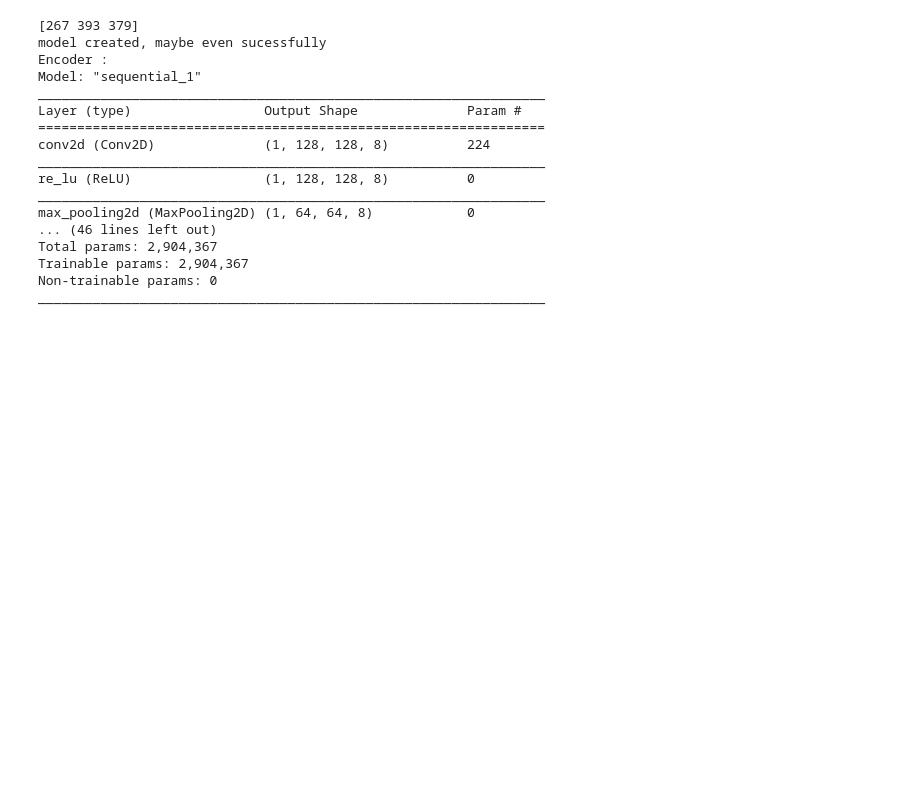
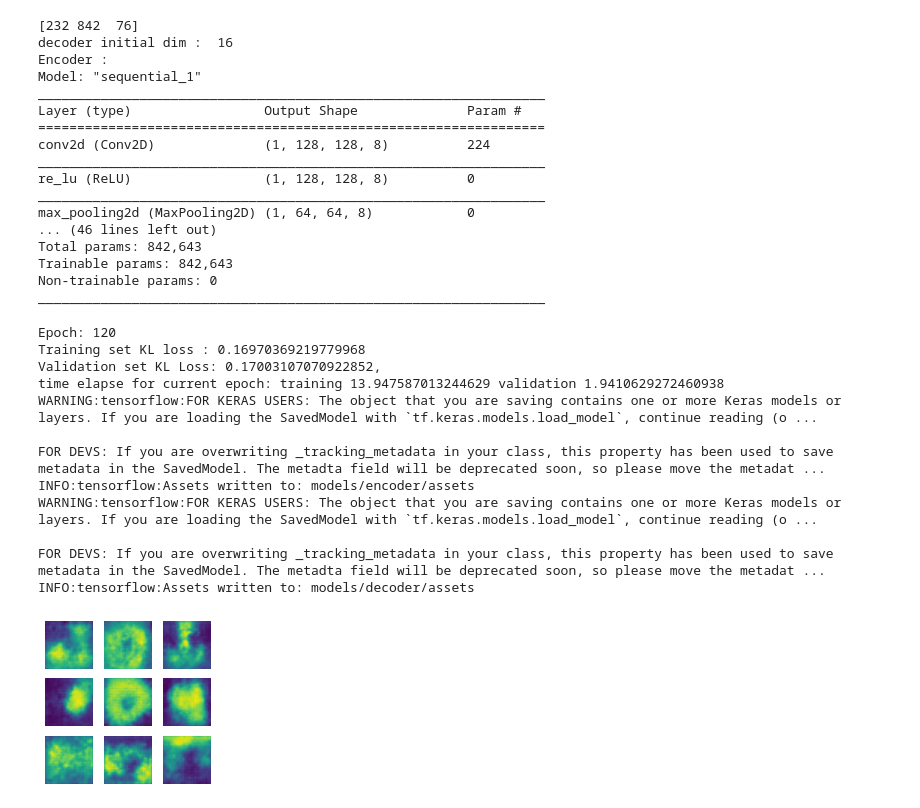
Before and after one commit to edoardogiacomello/ChestXRayEnsembling, a Jupyter notebook: ChestXRAY/VAE_Training.ipynb, the cells around one changed output. Saved outputs shown, nothing was run; the diff lists cells and outputs as text; code cells hidden in the pictures; blank space fills up the shorter version.

```diff
--- a/ChestXRAY/VAE_Training.ipynb
+++ b/ChestXRAY/VAE_Training.ipynb
@@ -97,11 +98,11 @@ for images, labels in train_ds.take(1):
 # Model
 # ###############
 print(np.random.choice(1000, 3))
-vae = ff.VAE(latent_dim=100)
+vae = VAE(dummy_model=True, latent_dim=100)
 vae.Summary()
 # %% [output]
-[267 393 379]
-model created, maybe even sucessfully
+[232 842  76]
+decoder initial dim :  16
 Encoder :
 Model: "sequential_1"
 _________________________________________________________________
@@ -113,8 +114,8 @@ re_lu (ReLU)                 (1, 128, 128, 8)          0
 _________________________________________________________________
 max_pooling2d (MaxPooling2D) (1, 64, 64, 8)            0
 ... (46 lines left out)
-Total params: 2,904,367
-Trainable params: 2,904,367
+Total params: 842,643
+Trainable params: 842,643
 Non-trainable params: 0
 _________________________________________________________________
 # %%
@@ -176,0 +190,41 @@ for epoch in range(1, epochs + 1):
+# %%
+# actual training loop
+generate_and_save_images(vae, 0, test_sample)
+for epoch in tqdm(range(1, epochs + 1)):
+  start_time = time.time()
+  train_loss = None
+  for train_x, train_labels in train_ds:
+    train_x = train_x/255.
+    train_loss = tf.reduce_mean(vae_train_step(train_x, optimizer))
+  end_time = time.time()
+  train_time = end_time - start_time
+
+  loss = tf.keras.metrics.Mean()
+  start_time = time.time()
+  for test_x, test_labels in val_ds:
+      test_x = test_x/255.
+      z_mean, z_logsigma, x_recon = vae(test_x)
+      loss(loss_func(test_x, x_recon, z_mean, z_logsigma)[0])
+  val_loss = loss.result()
+  end_time = time.time()
+  val_time = end_time - start_time
+  display.clear_output(wait=False)
+  print('Epoch: {}\nTraining set KL loss : {}\nValidation set KL Loss: {},\ntime elapse for current epoch: training {} validation {}'
+        .format(epoch, train_loss, val_loss, train_time, val_time))
+  generate_and_save_images(vae, epoch, test_sample)
+
+vae.save_models()
+# %% [output]
+Epoch: 120
+Training set KL loss : 0.16970369219779968
+Validation set KL Loss: 0.17003107070922852,
+time elapse for current epoch: training 13.947587013244629 validation 1.9410629272460938
+WARNING:tensorflow:FOR KERAS USERS: The object that you are saving contains one or more Keras models or layers. If you are loading the SavedModel with `tf.keras.models.load_model`, continue reading (o ...
+
+FOR DEVS: If you are overwriting _tracking_metadata in your class, this property has been used to save metadata in the SavedModel. The metadta field will be deprecated soon, so please move the metadat ...
+INFO:tensorflow:Assets written to: models/encoder/assets
+WARNING:tensorflow:FOR KERAS USERS: The object that you are saving contains one or more Keras models or layers. If you are loading the SavedModel with `tf.keras.models.load_model`, continue reading (o ...
+
+FOR DEVS: If you are overwriting _tracking_metadata in your class, this property has been used to save metadata in the SavedModel. The metadta field will be deprecated soon, so please move the metadat ...
+INFO:tensorflow:Assets written to: models/decoder/assets
+[figure, added]
```
Also changed, not shown: parts of 4 cells of this notebook, 4 other files.
